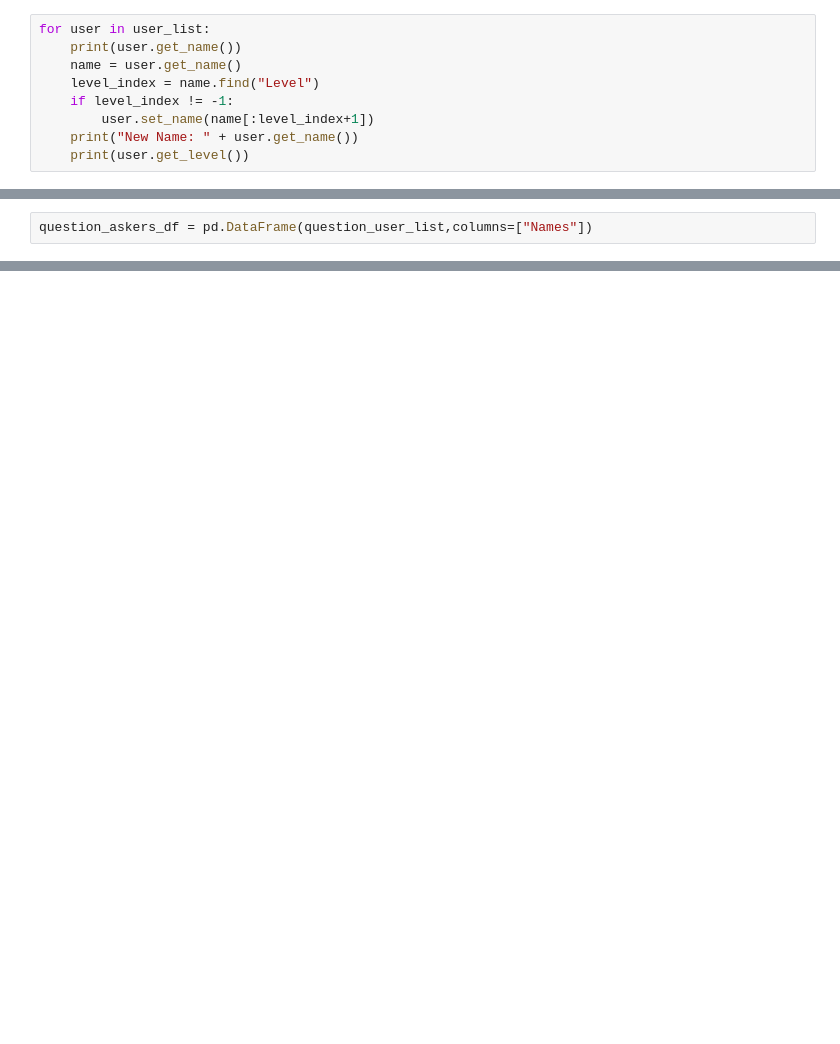
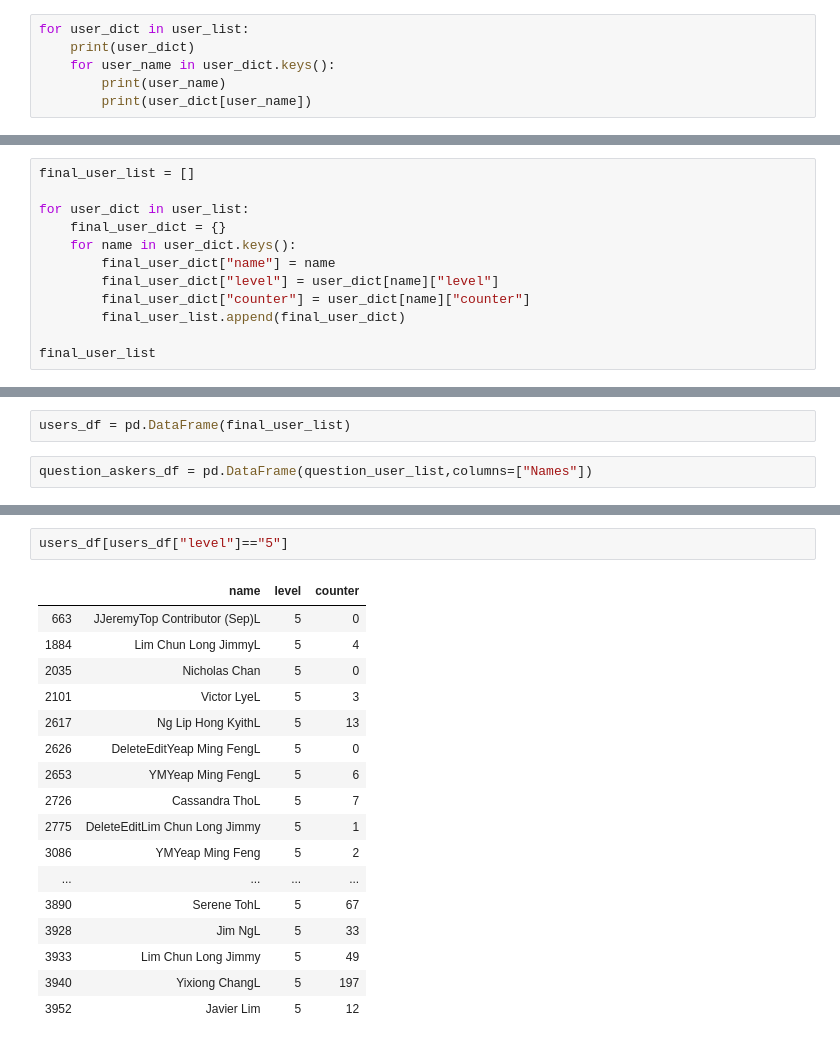
Before and after one commit to kqtqk88/IS434_PJ, a Jupyter notebook: User Analysis/Find users for seedly forum.ipynb, the cells around one changed output, grey strips where cells are left out. Drawn from its saved outputs; the diff is of its cells as text; blank space fills up the shorter version.

Commit message:
User Analysis

```diff
--- a/User Analysis/Find users for seedly forum.ipynb
+++ b/User Analysis/Find users for seedly forum.ipynb
@@ -89,9 +117,6 @@ print(len(user_dict))
-# %%
-for user in user_list:
-    print(user.get_name())
-    name = user.get_name()
-    level_index = name.find("Level")
-    if level_index != -1:
-        user.set_name(name[:level_index+1])
-    print("New Name: " + user.get_name())
-    print(user.get_level())
+# %%
+for user_dict in user_list:
+    print(user_dict)
+    for user_name in user_dict.keys():
+        print(user_name)
+        print(user_dict[user_name])
@@ -97,0 +141,12 @@ for user in user_list:
+# %%
+final_user_list = []
+
+for user_dict in user_list:
+    final_user_dict = {}
+    for name in user_dict.keys():
+        final_user_dict["name"] = name
+        final_user_dict["level"] = user_dict[name]["level"]
+        final_user_dict["counter"] = user_dict[name]["counter"]
+        final_user_list.append(final_user_dict)
+
+final_user_list
@@ -98,3 +171,5 @@ for user in user_list:
+# %%
+users_df = pd.DataFrame(final_user_list)
 # %%
 question_askers_df = pd.DataFrame(question_user_list,columns=["Names"])
 # %%
@@ -103,0 +212,20 @@ question_askers_df.nunique()
+# %%
+users_df[users_df["level"]=="5"]
+# %% [output]
+|  | name | level | counter |
+| 663 | JJeremyTop Contributor (Sep)L | 5 | 0 |
+| 1884 | Lim Chun Long JimmyL | 5 | 4 |
+| 2035 | Nicholas Chan | 5 | 0 |
+| 2101 | Victor LyeL | 5 | 3 |
+| 2617 | Ng Lip Hong KyithL | 5 | 13 |
+| 2626 | DeleteEditYeap Ming FengL | 5 | 0 |
+| 2653 | YMYeap Ming FengL | 5 | 6 |
+| 2726 | Cassandra ThoL | 5 | 7 |
+| 2775 | DeleteEditLim Chun Long Jimmy | 5 | 1 |
+| 3086 | YMYeap Ming Feng | 5 | 2 |
+| ... | ... | ... | ... |
+| 3890 | Serene TohL | 5 | 67 |
+| 3928 | Jim NgL | 5 | 33 |
+| 3933 | Lim Chun Long Jimmy | 5 | 49 |
+| 3940 | Yixiong ChangL | 5 | 197 |
+| 3952 | Javier Lim | 5 | 12 |
```
Also changed, not shown: parts of 15 cells of this notebook, 1 other file.
